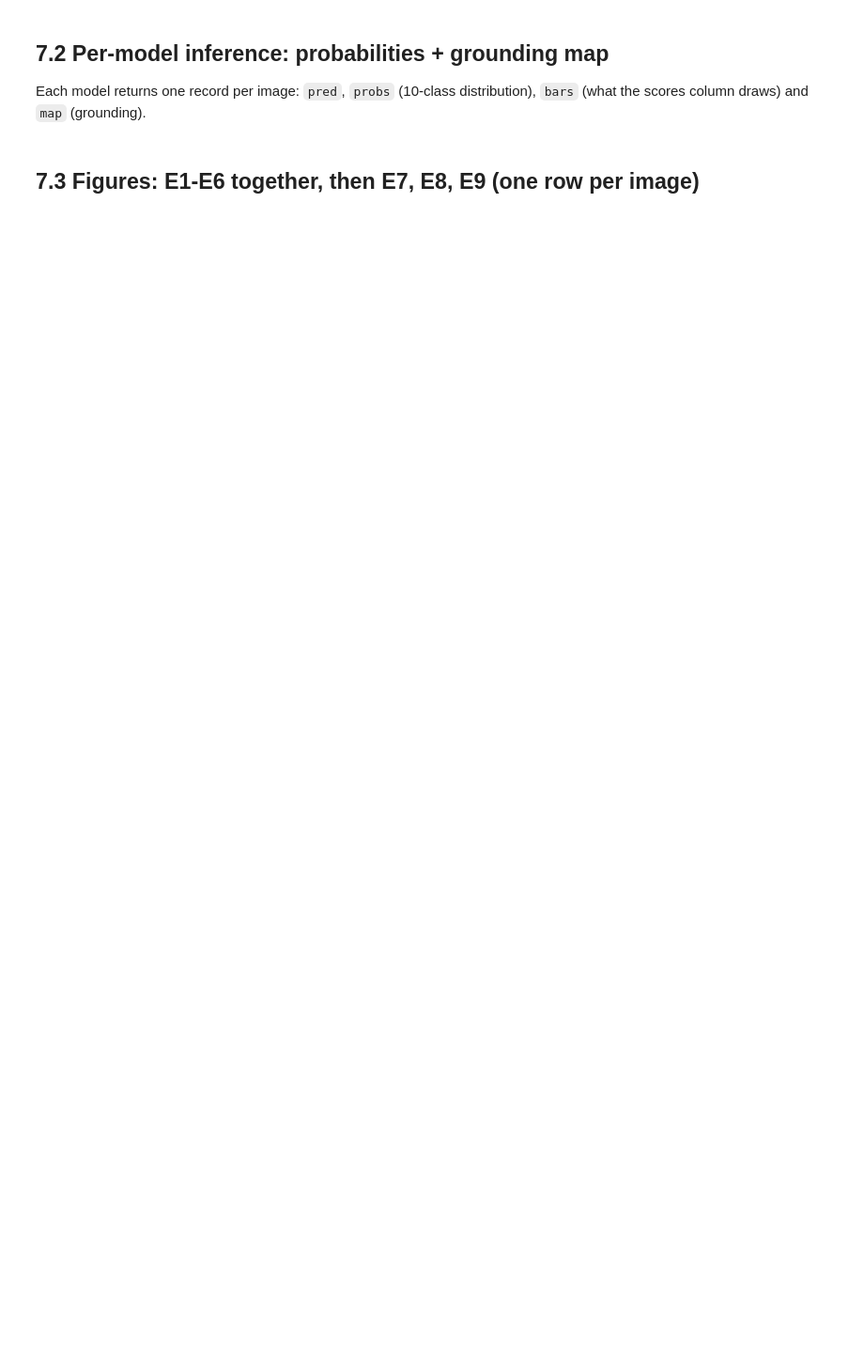
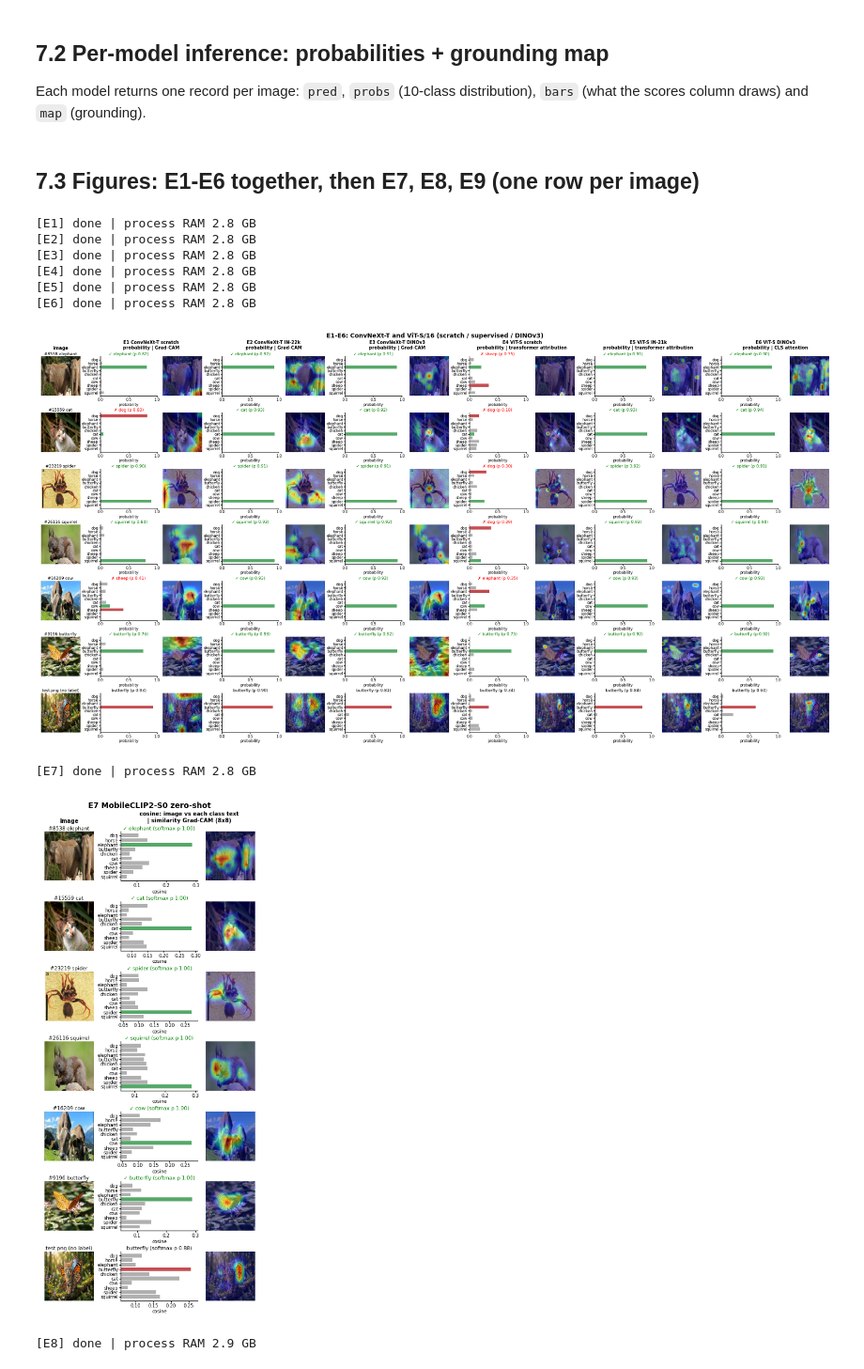
Before and after one commit to noble-noob159a/P4AI, a Jupyter notebook: animals10_dl.ipynb, the cells around one changed output. Shown at 94% size. Drawn from its saved outputs; the diff is of its cells as text; code cells hidden in the pictures; blank space fills up the shorter version.

```diff
--- a/animals10_dl.ipynb
+++ b/animals10_dl.ipynb
@@ -1544,7 +1597,42 @@ def group_title(gname, eids):
 # %% [markdown]
 ## 7.3 Figures: E1-E6 together, then E7, E8, E9 (one row per image)
 # %%
-DEMO_ROWS = {eid: compute_rows(eid, DEMO_ITEMS, "demo") for eid in EIDS}
+import ctypes, psutil
+def free_ram():
+    """Free CPU RAM: drop cached predictors, run the GC, and hand freed heap pages back to the OS."""
+    _PREDICTORS.clear()
+    gc.collect()
+    if DEVICE.type == "cuda":
+        torch.cuda.empty_cache()
+    try:
+        ctypes.CDLL("libc.so.6").malloc_trim(0)
+    except (OSError, AttributeError):
+        pass
+
+
+def ram_gb():
+    return psutil.Process().memory_info().rss / 1e9
+
+
+DEMO_ROWS = {}
 for gname, eids in FIG_GROUPS.items():
-    if any(e in DEMO_ROWS for e in eids):
-        show_figure(fig_models(DEMO_ITEMS, DEMO_ROWS, eids, group_title(gname, eids)))
+    todo = [e for e in eids if e in EIDS]
+    if not todo:
+        continue
+    for eid in todo:
+        DEMO_ROWS[eid] = compute_rows(eid, DEMO_ITEMS, "demo")
+        free_ram()
+        print(f"[{eid}] done | process RAM {ram_gb():.1f} GB")
+    show_figure(fig_models(DEMO_ITEMS, DEMO_ROWS, eids, group_title(gname, eids)))
+    free_ram()
+# %% [output]
+[E1] done | process RAM 2.8 GB
+[E2] done | process RAM 2.8 GB
+[E3] done | process RAM 2.8 GB
+[E4] done | process RAM 2.8 GB
+[E5] done | process RAM 2.8 GB
+[E6] done | process RAM 2.8 GB
+[figure, added]
+[E7] done | process RAM 2.8 GB
+[figure, added]
+[E8] done | process RAM 2.9 GB
```
Also changed, not shown: parts of 18 cells of this notebook, 2 other files.
